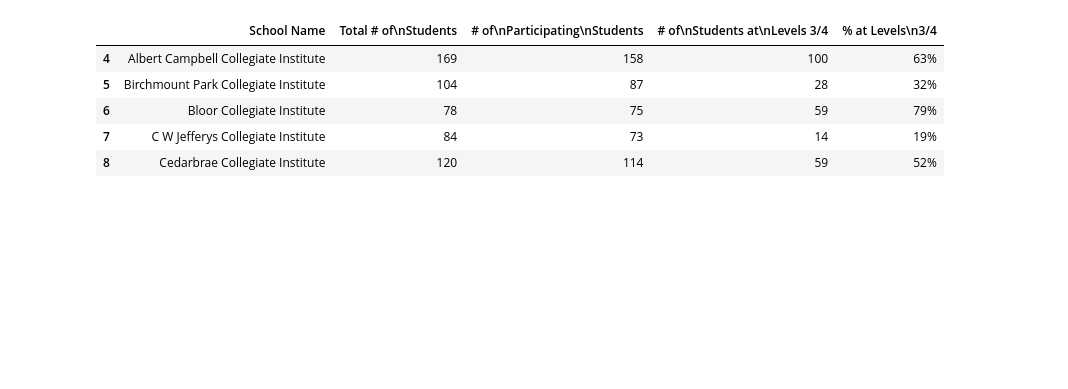
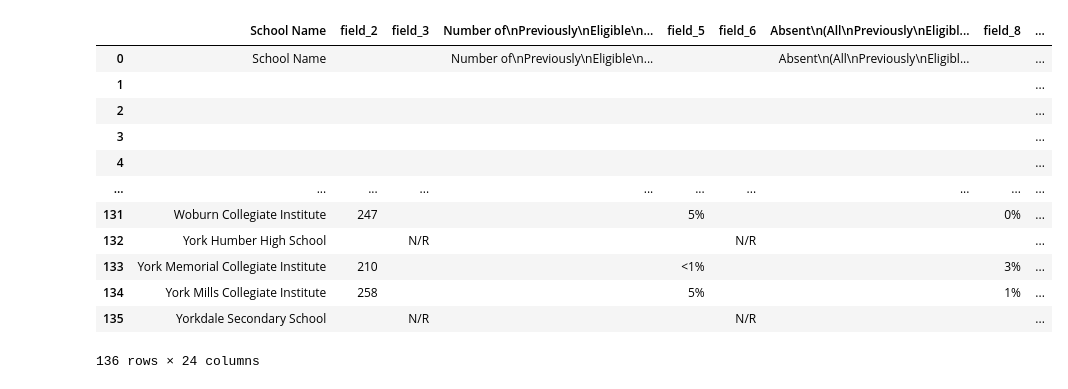
Before and after one commit to sunnyjen/CME358-Final_project, a Jupyter notebook: school_data/schools.ipynb, the cells around one changed output. Saved outputs shown, nothing was run; the diff lists cells and outputs as text; code cells hidden in the pictures; blank space fills up the shorter version.

```diff
--- a/school_data/schools.ipynb
+++ b/school_data/schools.ipynb
@@ -18,13 +18,19 @@ warnings.filterwarnings('ignore')
 eqao = gpd.read_file("csv/2021_EQAO.csv")
 osslt = gpd.read_file("csv/2021_OSSLT.csv")
 high = gpd.read_file("csv/secondary_schools_combined.csv")
-# %%
-eqao = eqao.iloc[2:]
-eqao.head()
-# %% [output]
-|  | School Name | Total # of\nStudents | # of\nParticipating\nStudents | # of\nStudents at\nLevels 3/4 | % at Levels\n3/4 |
-| 4 | Albert Campbell Collegiate Institute | 169 | 158 | 100 | 63% |
-| 5 | Birchmount Park Collegiate Institute | 104 | 87 | 28 | 32% |
-| 6 | Bloor Collegiate Institute | 78 | 75 | 59 | 79% |
-| 7 | C W Jefferys Collegiate Institute | 84 | 73 | 14 | 19% |
-| 8 | Cedarbrae Collegiate Institute | 120 | 114 | 59 | 52% |
+# %%
+osslt
+# %% [output]
+|  | School Name | field_2 | field_3 | Number of\nPreviously\nEligible\n... | field_5 | field_6 | Absent\n(All\nPreviously\nEligibl... | field_8 | ... |
+| 0 | School Name |  |  | Number of\nPreviously\nEligible\n... |  |  | Absent\n(All\nPreviously\nEligibl... |  | ... |
+| 1 |  |  |  |  |  |  |  |  | ... |
+| 2 |  |  |  |  |  |  |  |  | ... |
+| 3 |  |  |  |  |  |  |  |  | ... |
+| 4 |  |  |  |  |  |  |  |  | ... |
+| ... | ... | ... | ... | ... | ... | ... | ... | ... | ... |
+| 131 | Woburn Collegiate Institute | 247 |  |  | 5% |  |  | 0% | ... |
+| 132 | York Humber High School |  | N/R |  |  | N/R |  |  | ... |
+| 133 | York Memorial Collegiate Institute | 210 |  |  | <1% |  |  | 3% | ... |
+| 134 | York Mills Collegiate Institute | 258 |  |  | 5% |  |  | 1% | ... |
+| 135 | Yorkdale Secondary School |  | N/R |  |  | N/R |  |  | ... |
+136 rows × 24 columns
```
Also changed, not shown: parts of 7 cells of this notebook, 1 other file.
